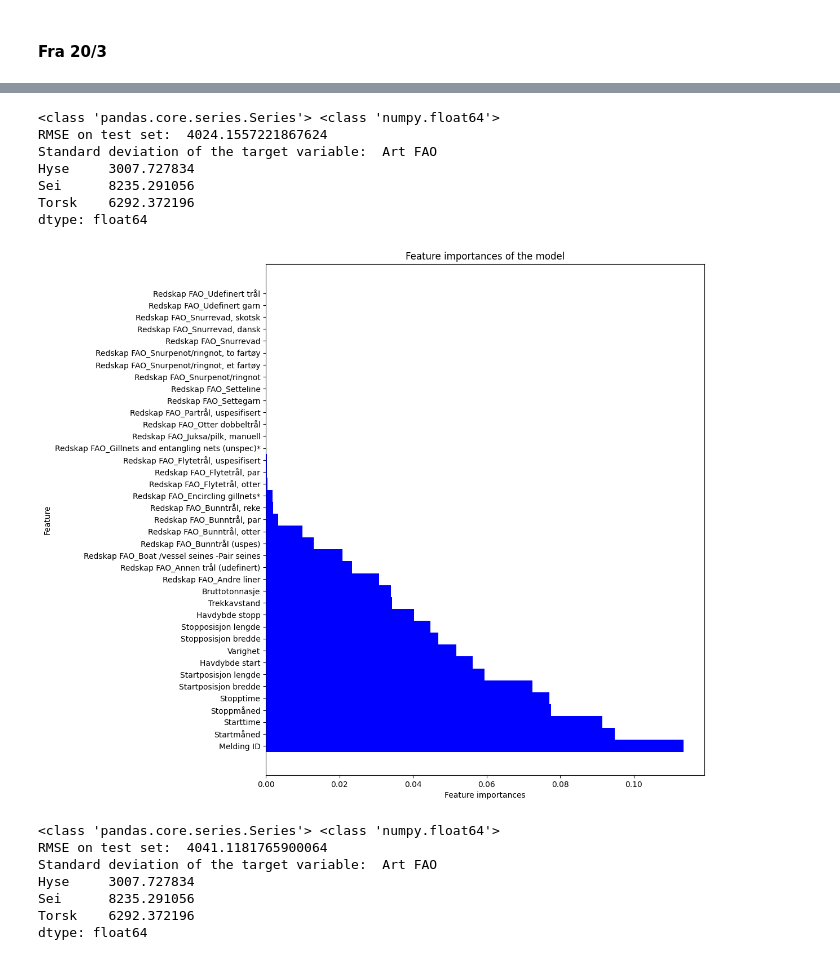
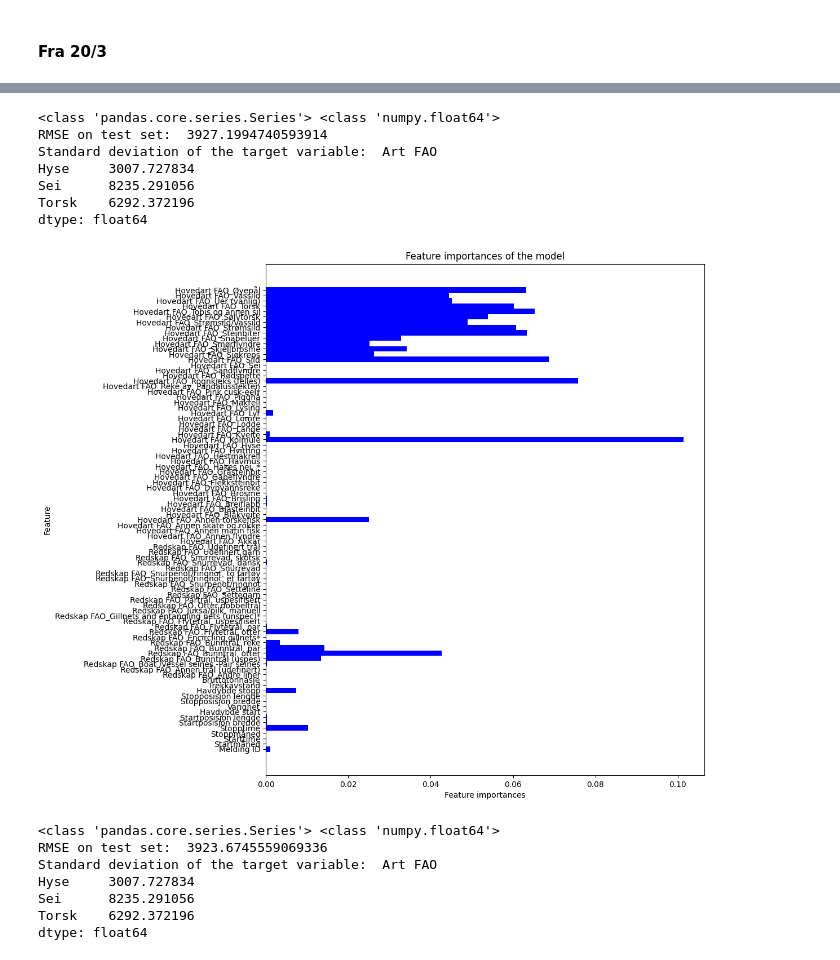
Before and after one commit to Pzorster/INFO284pzor, a Jupyter notebook: Preprosessing.ipynb, the cells around one changed output, grey strips where cells are left out. Cells and saved outputs as stored; diff of their text form; code cells hidden in the pictures.

```diff
--- a/Preprosessing.ipynb
+++ b/Preprosessing.ipynb
@@ -241,7 +241,7 @@ from sklearn.preprocessing import OneHotEncoder
 
 w = df[['Melding ID', 'Startmåned', 'Starttime', 'Stoppmåned', 'Stopptime', 'Startposisjon bredde', 'Startposisjon lengde', 'Havdybde start',
         'Varighet', 'Stopposisjon bredde', 'Stopposisjon lengde', 'Havdybde stopp', 'Trekkavstand', 'Bruttotonnasje']]
-cat_feat = df[["Redskap FAO"]]
+cat_feat = df[["Redskap FAO", "Hovedart FAO"]]
 encoder = OneHotEncoder()
 enc_feat= encoder.fit_transform(cat_feat)
 enc_df = pd.DataFrame(enc_feat.toarray(), columns=encoder.get_feature_names_out())
@@ -263,36 +263,68 @@ print("RMSE on test set: ", rmse)
 print("Standard deviation of the target variable: ", std)
 # %% [output]
 <class 'pandas.core.series.Series'> <class 'numpy.float64'>
-RMSE on test set:  4024.1557221867624
+RMSE on test set:  3927.1994740593914
 Standard deviation of the target variable:  Art FAO
 Hyse     3007.727834
 Sei      8235.291056
 Torsk    6292.372196
 dtype: float64
 # %%
+# def plot_feature_importances_cancer(model):
+#     n_features = x.shape[1]
+#     plt.barh(range(n_features), model.feature_importances_, align='center')
+#     plt.yticks(np.arange(n_features), x.keys())
+#     plt.xlabel("Feature importance")
+#     plt.ylabel("Feature")
+# plot_feature_importances_cancer(clf)
+
+# def plot_feature_importances(model):
+#     n_features = len(s.columns)
+#     feature_indices = s.columns.tolist()
+#     feature_importances = model.feature_importances_
+#     sorted_idx = np.argsort(feature_importances)[::-1]
+#     sorted_feature_importances = feature_importances[sorted_idx]
+#     sorted_feature_names = feature_indices + ['{}_{}'.format(feature_indices[i].split(' ')[0], i) for i in sorted_idx if i < len(feature_indices)]
+
+#     # Ensure the number of feature importances matches the number of features
+#     sorted_feature_importances = sorted_feature_importances[:n_features]
+
+#     # Create a new figure with a bar plot
+#     fig = plt.figure(figsize=(12,10))
+#     plt.subplot(111)
+#     plt.barh(range(n_features), sorted_feature_importances, height=1, color='b', align='center')
+#     plt.yticks(np.arange(n_features), sorted_feature_names[:n_features])
+#     plt.xlabel("Feature importances")
+#     plt.ylabel("Feature")
+#     plt.title("Feature importances of the model".format(model.__class__.__name__))
+#     plt.tight_layout(pad=1.0)
+# plot_feature_importances(clf)
+
 def plot_feature_importances(model):
     n_features = len(s.columns)
     feature_indices = s.columns.tolist()
     feature_importances = model.feature_importances_
-    sorted_idx = np.argsort(feature_importances)[::-1]
-    sorted_feature_importances = feature_importances[sorted_idx]
-    sorted_feature_names = feature_indices + ['{}_{}'.format(feature_indices[i].split(' ')[0], i) for i in sorted_idx if i < len(feature_indices)]
+
+    # No sorting of feature importances
+    sorted_feature_importances = feature_importances
+    sorted_feature_names = feature_indices + ['{}_{}'.format(feature_indices[i].split(' ')[0], i) for i in range(len(feature_indices))]
 
     # Ensure the number of feature importances matches the number of features
     sorted_feature_importances = sorted_feature_importances[:n_features]
 
     # Create a new figure with a bar plot
     fig = plt.figure(figsize=(12,10))
     plt.subplot(111)
     plt.barh(range(n_features), sorted_feature_importances, height=1, color='b', align='center')
     plt.yticks(np.arange(n_features), sorted_feature_names[:n_features])
     plt.xlabel("Feature importances")
     plt.ylabel("Feature")
     plt.title("Feature importances of the model".format(model.__class__.__name__))
-    plt.tight_layout(pad=1.0)
+    plt.tight_layout(pad=1)
+
 plot_feature_importances(clf)
 # %% [output]
-[figure, old version]
+[figure, new version]
 # %%
 q = pd.concat([enc_df, scaled_df], axis=1)
 
@@ -311,7 +343,7 @@ print("RMSE on test set: ", rmse)
 print("Standard deviation of the target variable: ", std)
 # %% [output]
 <class 'pandas.core.series.Series'> <class 'numpy.float64'>
-RMSE on test set:  4041.1181765900064
+RMSE on test set:  3923.6745559069336
 Standard deviation of the target variable:  Art FAO
 Hyse     3007.727834
 Sei      8235.291056
```
Also changed, not shown: parts of 5 cells of this notebook.
